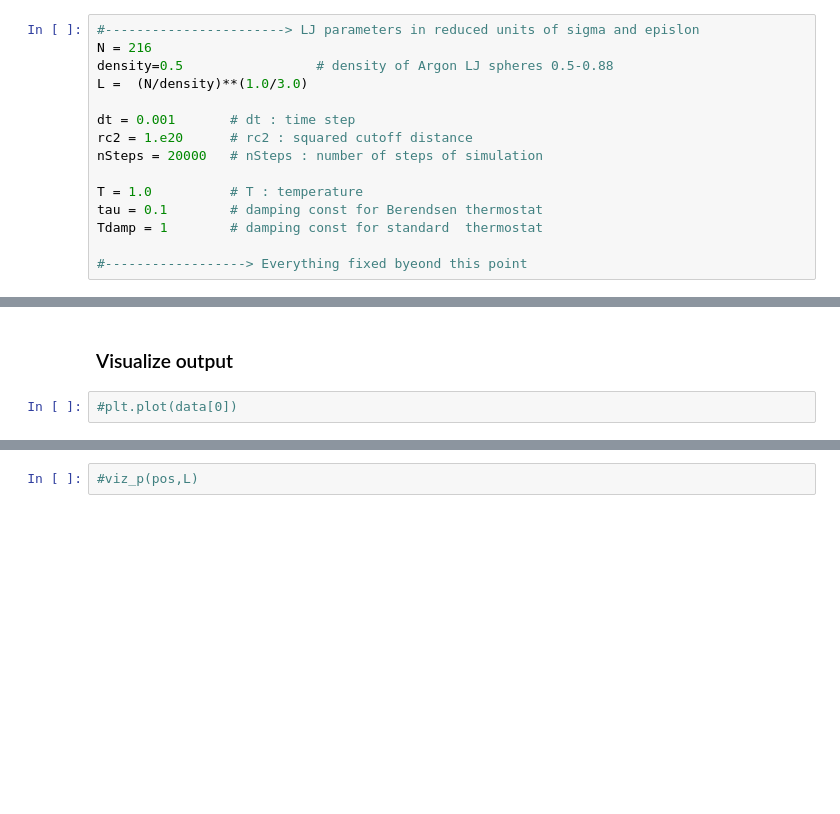
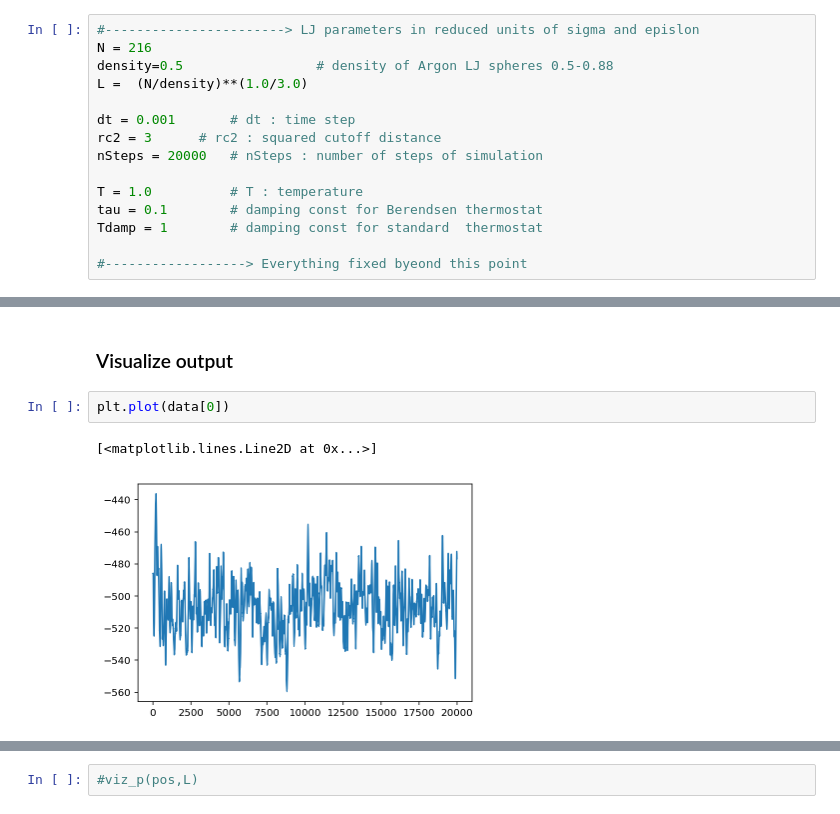
Before and after one commit to carlosal1015/Chem563, a Jupyter notebook: Chem563_MD_LJ3D.ipynb, the cells around one changed output, grey strips where cells are left out. Saved outputs shown, nothing was run; the diff lists cells and outputs as text; blank space fills up the shorter version.

```diff
--- a/Chem563_MD_LJ3D.ipynb
+++ b/Chem563_MD_LJ3D.ipynb
@@ -33,7 +33,7 @@ density=0.5                 # density of Argon LJ spheres 0.5-0.88
 L =  (N/density)**(1.0/3.0)
 
 dt = 0.001       # dt : time step
-rc2 = 1.e20      # rc2 : squared cutoff distance
+rc2 = 3      # rc2 : squared cutoff distance
 nSteps = 20000   # nSteps : number of steps of simulation
 
 T = 1.0          # T : temperature
@@ -281,5 +284,8 @@ data=mdrun(N, L, rc2, dt, nSteps, T, pos, vel, force)
 # %% [markdown]
 ### Visualize output
 # %%
-#plt.plot(data[0])
+plt.plot(data[0])
+# %% [output]
+[<matplotlib.lines.Line2D at 0x...>]
+[figure, added]
 # %%
```
Also changed, not shown: parts of 5 cells of this notebook.
